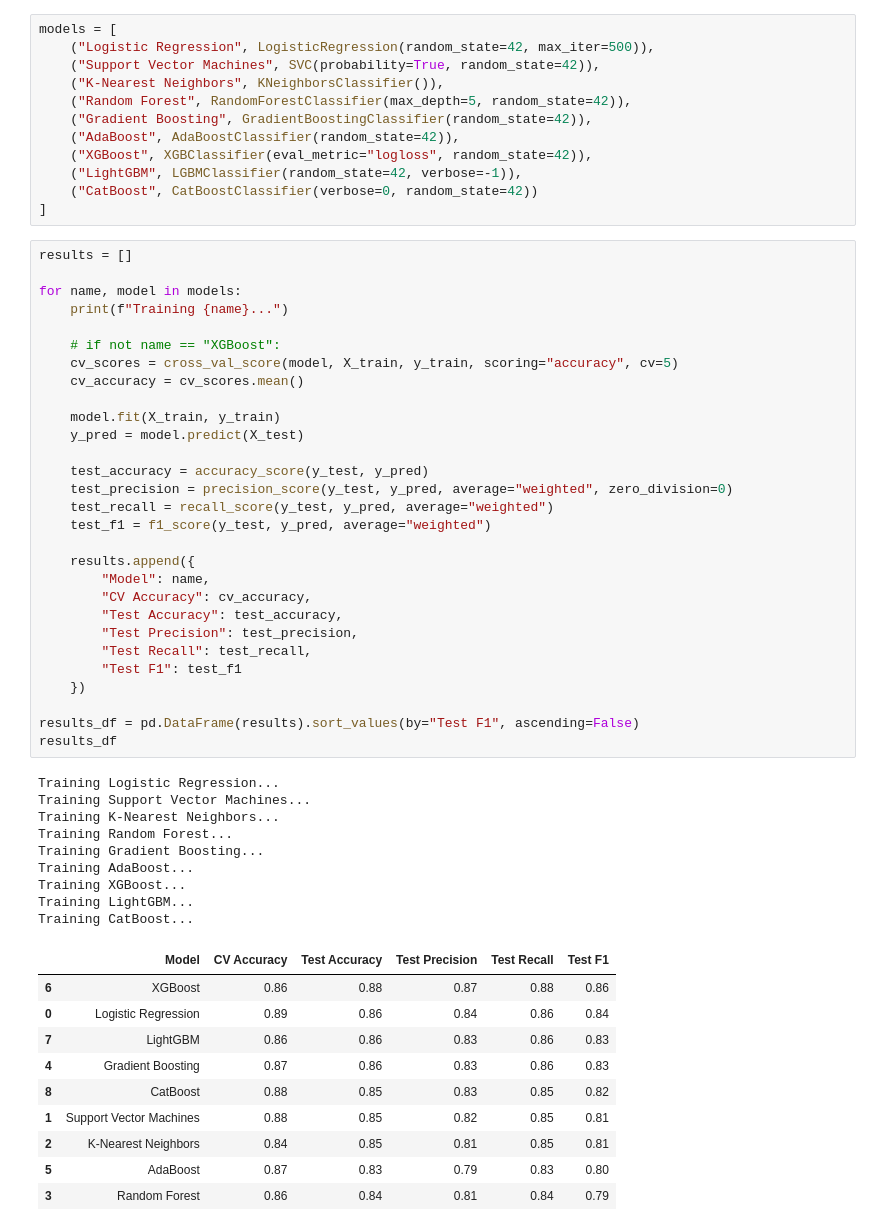
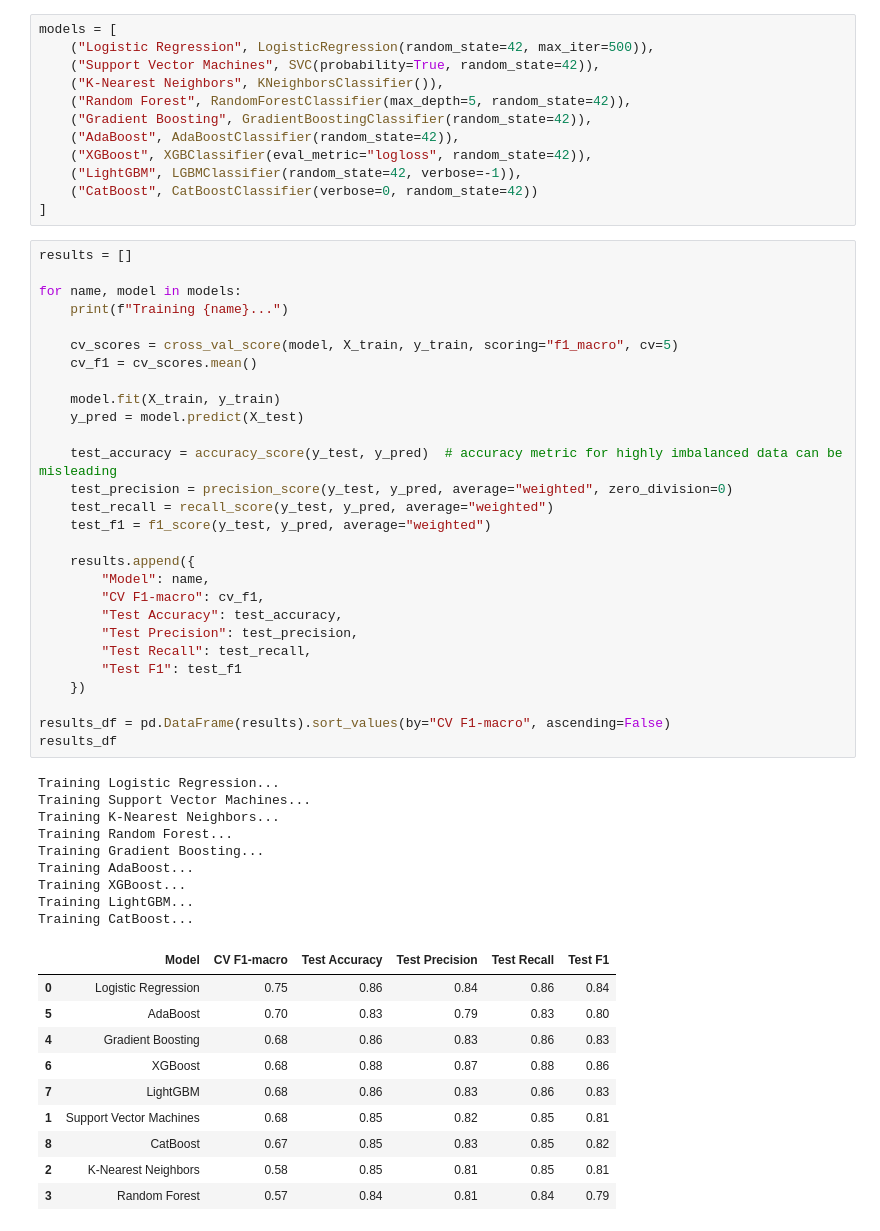
Before and after one commit to Viathorr/HR-Employee-Attrition-Analysis-and-Prediction, a Jupyter notebook: notebooks/03_models_training.ipynb, the cells around one changed output. Drawn from its saved outputs; the diff is of its cells as text.

```diff
--- a/notebooks/03_models_training.ipynb
+++ b/notebooks/03_models_training.ipynb
@@ -100,47 +96,46 @@ results = []
 for name, model in models:
     print(f"Training {name}...")
 
-    # if not name == "XGBoost":
-    cv_scores = cross_val_score(model, X_train, y_train, scoring="accuracy", cv=5)
-    cv_accuracy = cv_scores.mean()
+    cv_scores = cross_val_score(model, X_train, y_train, scoring="f1_macro", cv=5)
+    cv_f1 = cv_scores.mean()
 
     model.fit(X_train, y_train)
     y_pred = model.predict(X_test)
 
-    test_accuracy = accuracy_score(y_test, y_pred)
+    test_accuracy = accuracy_score(y_test, y_pred)  # accuracy metric for highly imbalanced data can be misleading
     test_precision = precision_score(y_test, y_pred, average="weighted", zero_division=0)
     test_recall = recall_score(y_test, y_pred, average="weighted")
     test_f1 = f1_score(y_test, y_pred, average="weighted")
 
     results.append({
         "Model": name,
-        "CV Accuracy": cv_accuracy,
+        "CV F1-macro": cv_f1,
         "Test Accuracy": test_accuracy,
         "Test Precision": test_precision,
         "Test Recall": test_recall,
         "Test F1": test_f1
     })
 
-results_df = pd.DataFrame(results).sort_values(by="Test F1", ascending=False)
+results_df = pd.DataFrame(results).sort_values(by="CV F1-macro", ascending=False)
 results_df
 # %% [output]
 Training Logistic Regression...
 Training Support Vector Machines...
 Training K-Nearest Neighbors...
 Training Random Forest...
 Training Gradient Boosting...
 Training AdaBoost...
 Training XGBoost...
 Training LightGBM...
 Training CatBoost...
-|  | Model | CV Accuracy | Test Accuracy | Test Precision | Test Recall | Test F1 |
-| 6 | XGBoost | 0.86 | 0.88 | 0.87 | 0.88 | 0.86 |
-| 0 | Logistic Regression | 0.89 | 0.86 | 0.84 | 0.86 | 0.84 |
-| 7 | LightGBM | 0.86 | 0.86 | 0.83 | 0.86 | 0.83 |
-| 4 | Gradient Boosting | 0.87 | 0.86 | 0.83 | 0.86 | 0.83 |
-| 8 | CatBoost | 0.88 | 0.85 | 0.83 | 0.85 | 0.82 |
-| 1 | Support Vector Machines | 0.88 | 0.85 | 0.82 | 0.85 | 0.81 |
-| 2 | K-Nearest Neighbors | 0.84 | 0.85 | 0.81 | 0.85 | 0.81 |
-| 5 | AdaBoost | 0.87 | 0.83 | 0.79 | 0.83 | 0.80 |
-| 3 | Random Forest | 0.86 | 0.84 | 0.81 | 0.84 | 0.79 |
+|  | Model | CV F1-macro | Test Accuracy | Test Precision | Test Recall | Test F1 |
+| 0 | Logistic Regression | 0.75 | 0.86 | 0.84 | 0.86 | 0.84 |
+| 5 | AdaBoost | 0.70 | 0.83 | 0.79 | 0.83 | 0.80 |
+| 4 | Gradient Boosting | 0.68 | 0.86 | 0.83 | 0.86 | 0.83 |
+| 6 | XGBoost | 0.68 | 0.88 | 0.87 | 0.88 | 0.86 |
+| 7 | LightGBM | 0.68 | 0.86 | 0.83 | 0.86 | 0.83 |
+| 1 | Support Vector Machines | 0.68 | 0.85 | 0.82 | 0.85 | 0.81 |
+| 8 | CatBoost | 0.67 | 0.85 | 0.83 | 0.85 | 0.82 |
+| 2 | K-Nearest Neighbors | 0.58 | 0.85 | 0.81 | 0.85 | 0.81 |
+| 3 | Random Forest | 0.57 | 0.84 | 0.81 | 0.84 | 0.79 |
 # %% [markdown]
```
Also changed, not shown: parts of 18 cells of this notebook.
